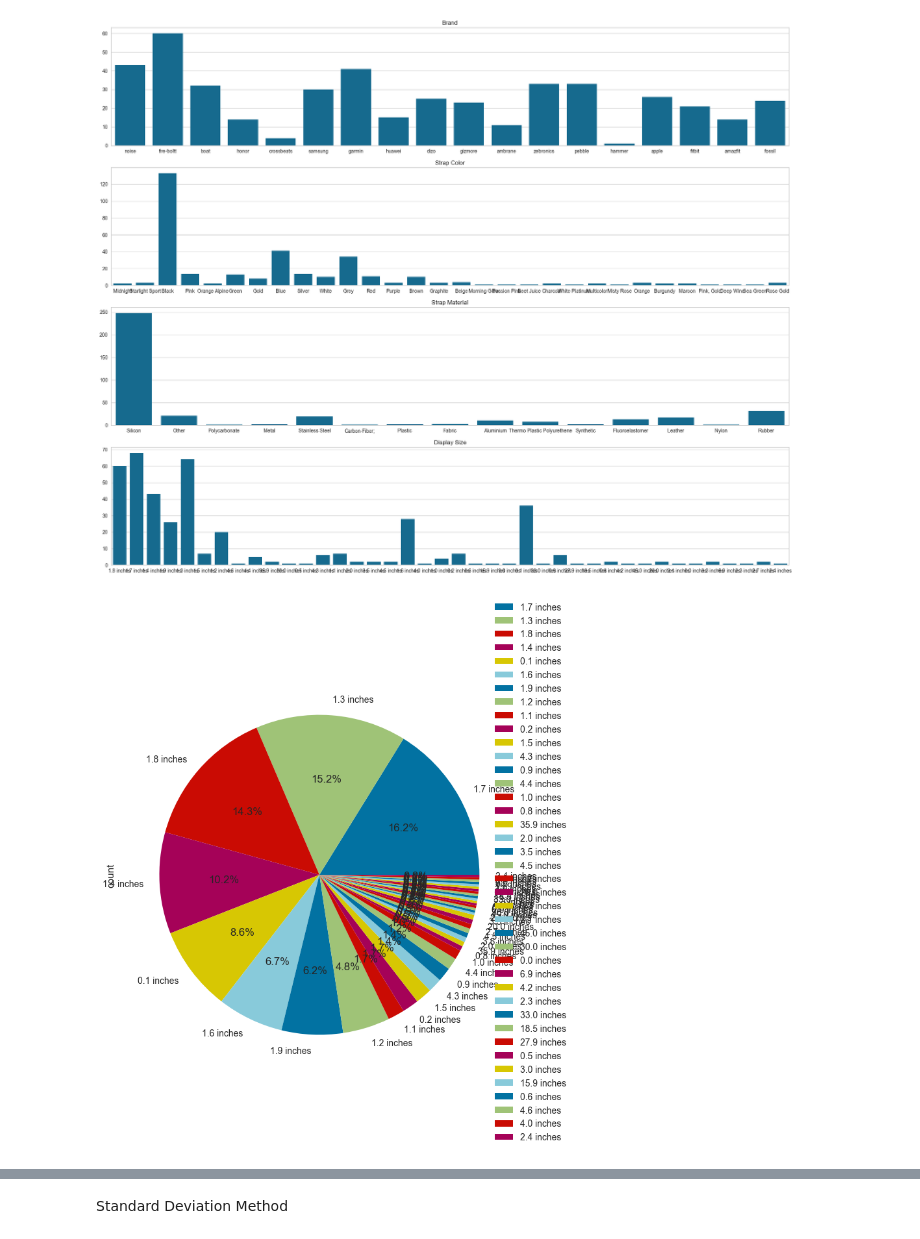
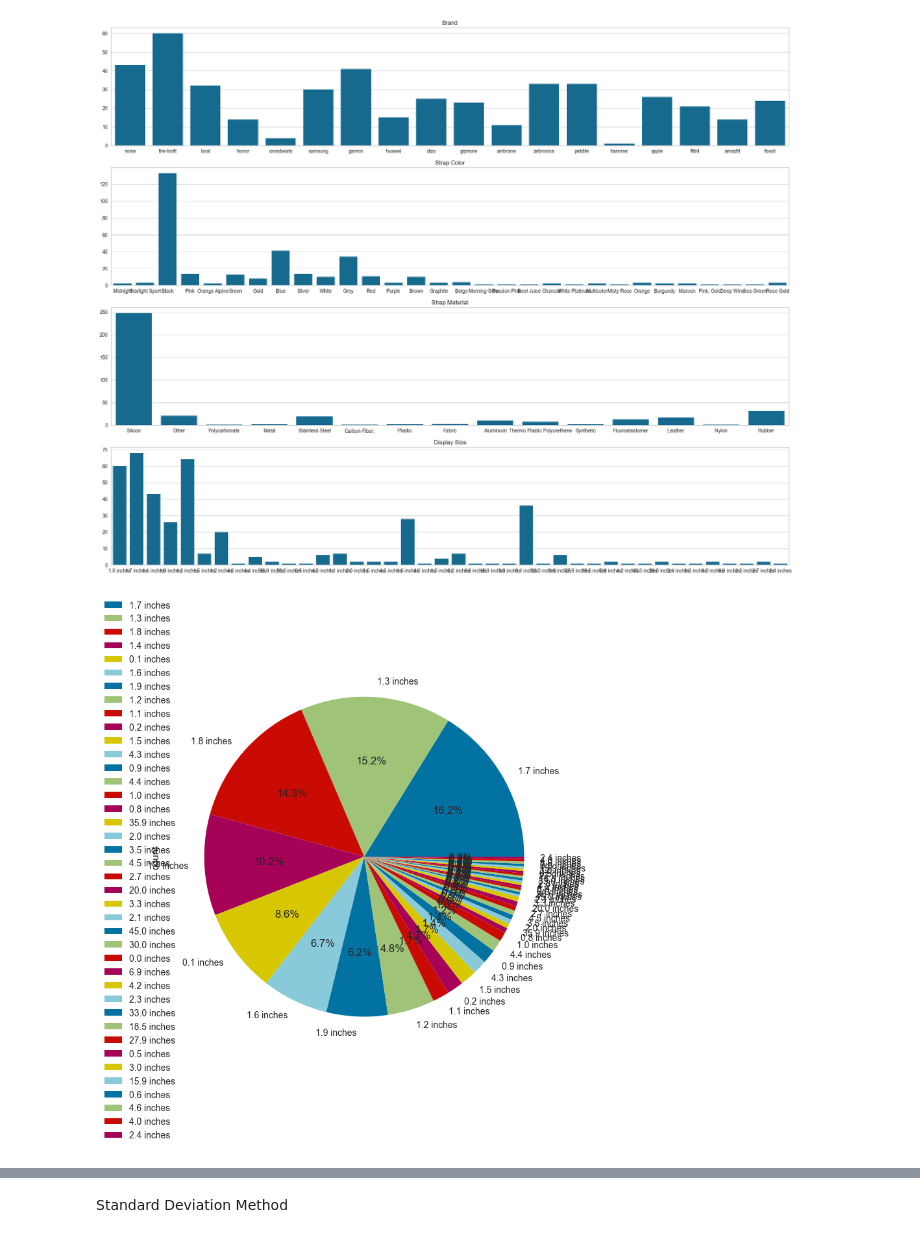
Before and after one commit to milicaj00/ML-P1-Classification, a Jupyter notebook: Projekat 2/main.ipynb, the cells around one changed output, grey strips where cells are left out. Saved outputs shown, nothing was run; the diff lists cells and outputs as text; code cells hidden in the pictures.

```diff
--- a/Projekat 2/main.ipynb
+++ b/Projekat 2/main.ipynb
@@ -138,8 +140,8 @@ plt.show()
 # %%
 
 plt.figure(figsize=(8, 8))
 pie = data["Display Size"].value_counts().plot(kind='pie',  autopct='%0.1f%%')
-pie.figure.legend(loc='right')
+pie.figure.legend(loc="upper left")
 plt.show()
 # %% [output]
-[figure, old version]
+[figure, new version]
```
Also changed, not shown: parts of 31 cells of this notebook.
